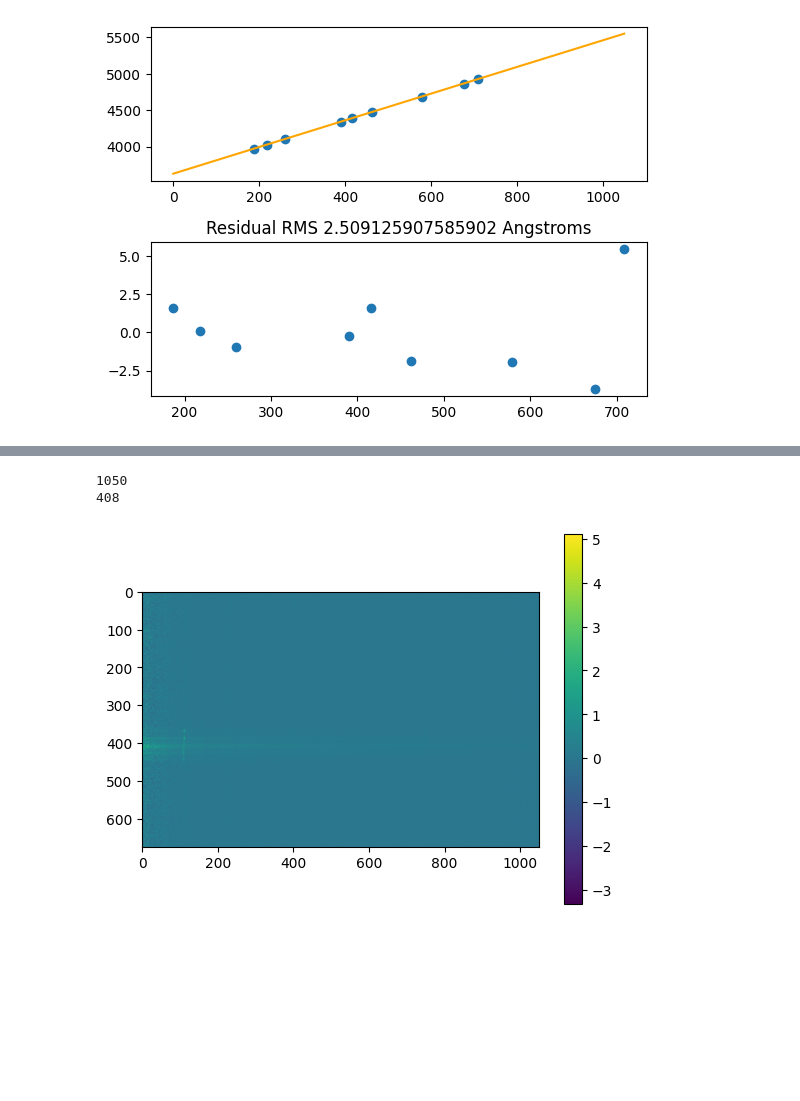
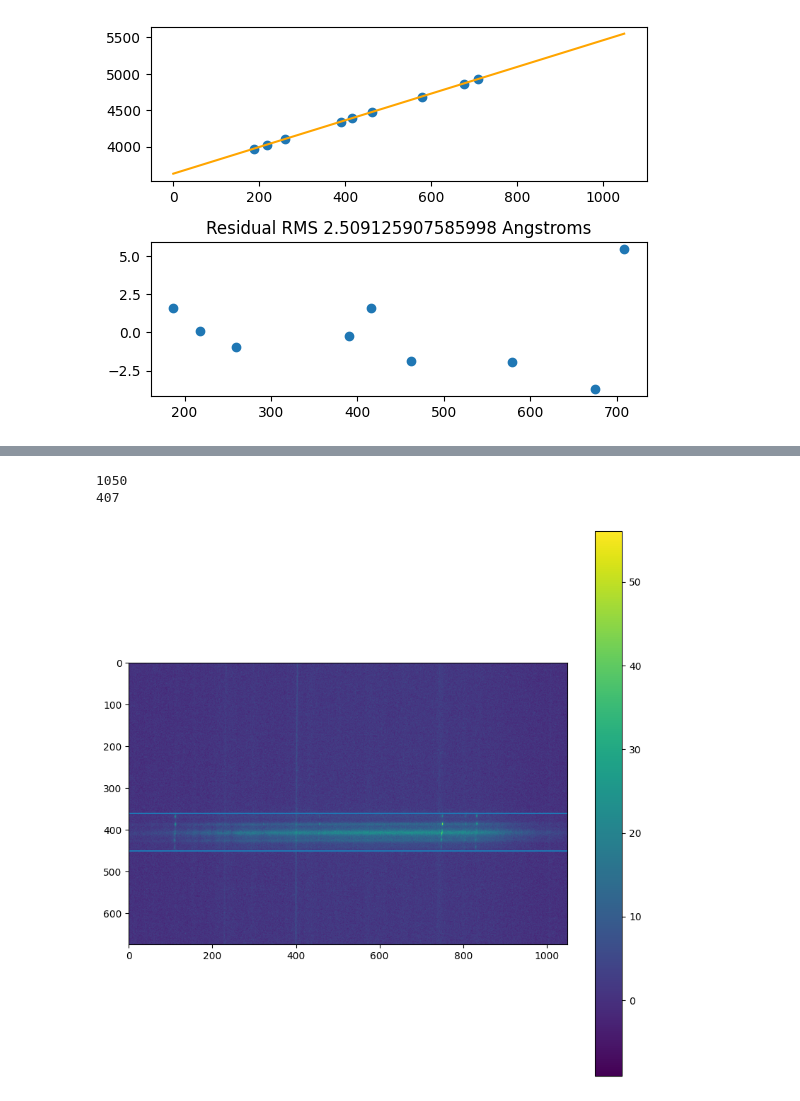
Before and after one commit to IStoleTheCookieJar/PipRedObs, a Jupyter notebook: TestingGround.ipynb, the cells around one changed output, grey strips where cells are left out. Saved outputs shown, nothing was run; the diff lists cells and outputs as text; code cells hidden in the pictures; blank space fills up the shorter version.

```diff
--- a/TestingGround.ipynb
+++ b/TestingGround.ipynb
@@ -314,19 +314,22 @@ f.close()
 # %%
-trial = fits.open("/Users/Kalvyn/Desktop/Obs2/APO_Data/galspec_N2.0023b.C.B.D.F.R.fits")
+trial = fits.open("/Users/Kalvyn/Desktop/Obs2/APO_Data/galspec_N2.0023b.C.B.D.R.fits")
 data = trial[0].data
+plt.figure(figsize=(10,10))
 plt.imshow(data)
+plt.axhline(360)
+plt.axhline(450)
 plt.colorbar();
 arg_y_array = np.array([])
 print(data.shape[1])
 for i in range(data.shape[1]):
     arg_y = np.argmax(data[:,i])
     arg_y_array = np.append(arg_y_array, arg_y)
 argy = int(np.median(arg_y_array))
 print(argy)
 # %% [output]
 1050
-408
+407
-[figure, old version]
+[figure, new version]
 # %%
 coef4 = np.polyfit(pxcen,wavarray,1)
 wfun4 = np.poly1d(coef4)
```
Also changed, not shown: parts of 7 cells of this notebook, 2 other files.
